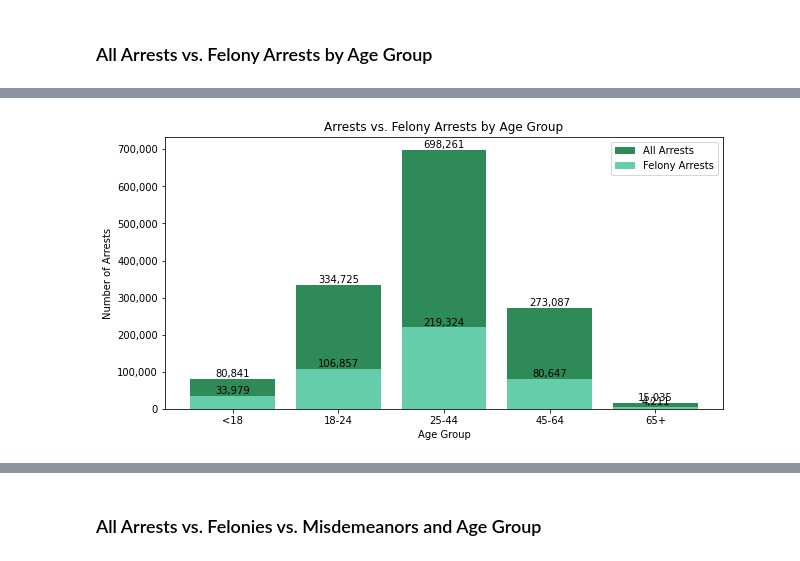
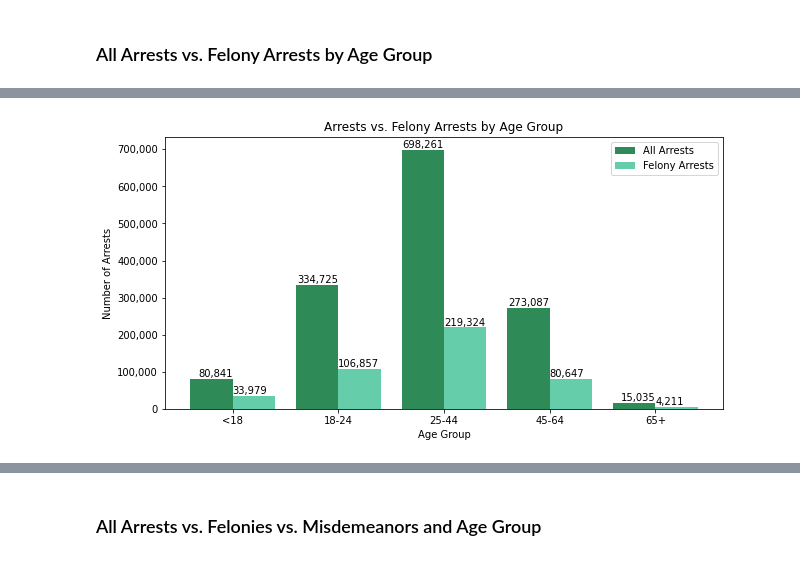
Before and after one commit to AmitSamra/NYC_Crime, a Jupyter notebook: nyc_crime_python.ipynb, the cells around one changed output, grey strips where cells are left out. Cells and saved outputs as stored; diff of their text form; code cells hidden in the pictures.

Commit message:
Formatted axis for arrests by age chart

```diff
--- a/nyc_crime_python.ipynb
+++ b/nyc_crime_python.ipynb
@@ -753,3 +753,39 @@ plt.show()
 [figure]
 # %% [markdown]
 ### All Arrests vs. Felony Arrests by Age Group
+# %%
+fig, ax = plt.subplots(figsize=(10, 5))
+ax.bar(df_age.age_group, df_age.total_arrests, color='seagreen')
+ax.bar(df_age_fel.age_group, df_age_fel.total_arrests, color='mediumaquamarine')
+ax.set_xlabel('Age Group')
+ax.set_ylabel('Number of Arrests')
+ax.set_title('Arrests vs. Felony Arrests by Age Group')
+plt.xticks(rotation=0)
+plt.legend(['All Arrests', 'Felony Arrests'])
+
+ax.yaxis.set_major_formatter(
+ticker.FuncFormatter(lambda y,p: format(int(y), ','))
+)
+
+for i,j in zip(df_age.age_group, df_age.total_arrests):
+    ax.annotate(format(j, ','), xy=(i,j), va='bottom', ha='center')
+
+#for i,j in zip(df_age.age_group, df_age.total_arrests):
+#    if i == '65+':
+#        ax.annotate(format(j, ','), xy=(i,j), va='bottom', ha='right')
+#    else:
+#        ax.annotate(format(j, ','), xy=(i,j), va='bottom', ha='center')
+
+for i,j in zip(df_age_fel.age_group, df_age_fel.total_arrests):
+    ax.annotate(format(j, ','), xy=(i,j), va='top', ha='center')
+
+#for i,j in zip(df_age_fel.age_group, df_age_fel.total_arrests):
+#    if i == '65+':
+#        ax.annotate(format(j, ','), xy=(i,j), va='bottom', ha='left', size=10)
+#    else:
+#        ax.annotate(format(j, ','), xy=(i,j), va='bottom', ha='center')
+
+plt.yticks([y for y in range(-100000,900000,100000)])
+
+
+plt.show()
@@ -756,23 +794,23 @@ plt.show()
 # %%
 fig, ax = plt.subplots(figsize=(10, 5))
-ax.bar(df_age.age_group, df_age.total_arrests, color='seagreen')
-ax.bar(df_age_fel.age_group, df_age_fel.total_arrests, color='mediumaquamarine')
+ax.bar(df_age.age_group, df_age.total_arrests, color='seagreen', width=-0.4, align='edge')
+ax.bar(df_age_fel.age_group, df_age_fel.total_arrests, color='mediumaquamarine', width=0.4, align='edge')
 ax.set_xlabel('Age Group')
 ax.set_ylabel('Number of Arrests')
 ax.set_title('Arrests vs. Felony Arrests by Age Group')
 plt.xticks(rotation=0)
 plt.legend(['All Arrests', 'Felony Arrests'])
 
 ax.yaxis.set_major_formatter(
 ticker.FuncFormatter(lambda y,p: format(int(y), ','))
 )
 
 for i,j in zip(df_age.age_group, df_age.total_arrests):
-    ax.annotate(format(j, ','), xy=(i,j), va='bottom', ha='center')
+    ax.annotate(format(j, ','), xy=(i,j), va='bottom', ha='right')
 
 for i,j in zip(df_age_fel.age_group, df_age_fel.total_arrests):
-    ax.annotate(format(j, ','), xy=(i,j), va='bottom', ha='center')
+    ax.annotate(format(j, ','), xy=(i,j), va='bottom', ha='left')
 
 plt.show()
 # %% [output]
-[figure, old version]
+[figure, new version]
```
Also changed, not shown: parts of 2 cells of this notebook.
